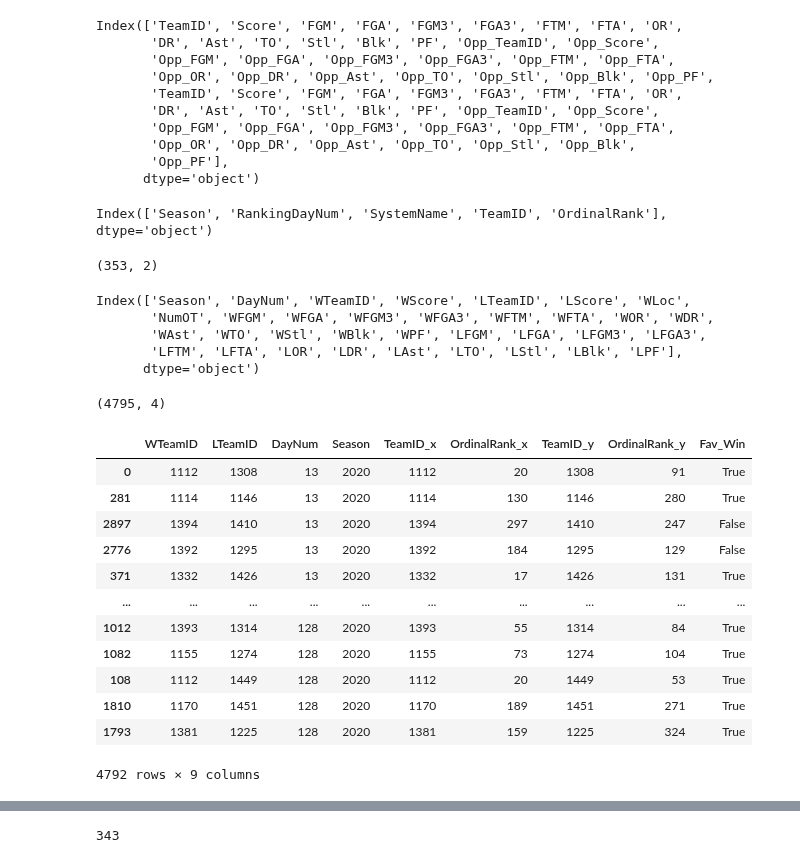
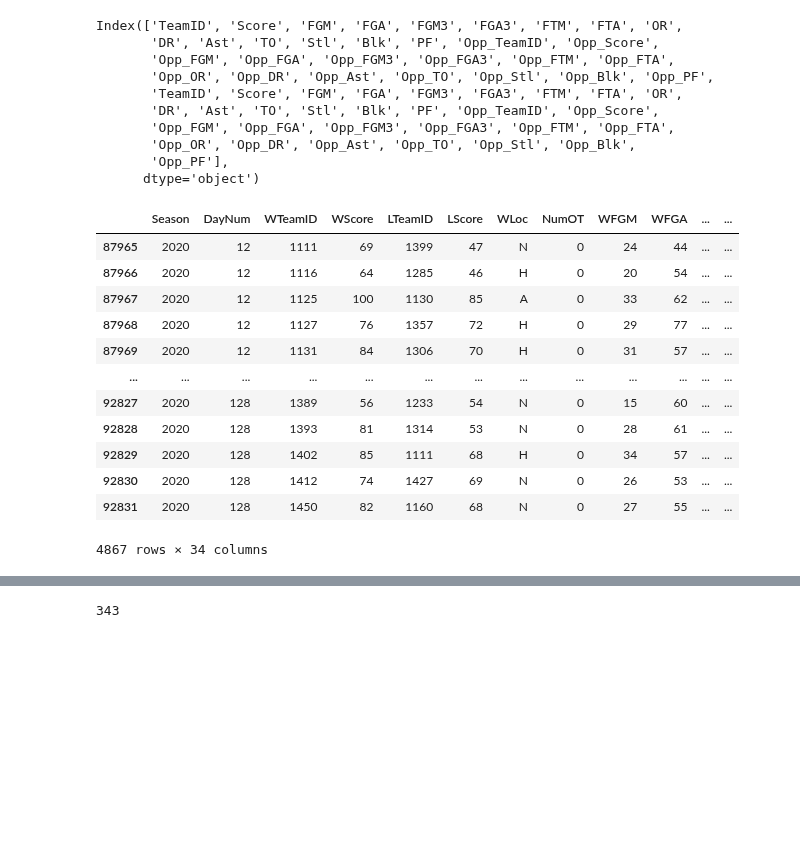
Before and after one commit to MatthewR1021/Machine-Learning-Madness, a Jupyter notebook: TJNotebook.ipynb, the cells around one changed output, grey strips where cells are left out. Saved outputs shown, nothing was run; the diff lists cells and outputs as text; code cells hidden in the pictures; blank space fills up the shorter version.

```diff
--- a/TJNotebook.ipynb
+++ b/TJNotebook.ipynb
@@ -152,7 +139,3 @@ Index(['TeamID', 'Score', 'FGM', 'FGA', 'FGM3', 'FGA3', 'FTM', 'FTA', 'OR',
        'Opp_OR', 'Opp_DR', 'Opp_Ast', 'Opp_TO', 'Opp_Stl', 'Opp_Blk',
        'Opp_PF'],
       dtype='object')
-# %%
-rankings.columns
-# %% [output]
-Index(['Season', 'RankingDayNum', 'SystemName', 'TeamID', 'OrdinalRank'], dtype='object')
@@ -162,35 +142,16 @@ KenPom = KenPom[['TeamID', 'OrdinalRank']]
-# %%
-KenPom.shape
-# %% [output]
-(353, 2)
-# %%
-regularseasonraw.columns
-# %% [output]
-Index(['Season', 'DayNum', 'WTeamID', 'WScore', 'LTeamID', 'LScore', 'WLoc',
-       'NumOT', 'WFGM', 'WFGA', 'WFGM3', 'WFGA3', 'WFTM', 'WFTA', 'WOR', 'WDR',
-       'WAst', 'WTO', 'WStl', 'WBlk', 'WPF', 'LFGM', 'LFGA', 'LFGM3', 'LFGA3',
-       'LFTM', 'LFTA', 'LOR', 'LDR', 'LAst', 'LTO', 'LStl', 'LBlk', 'LPF'],
-      dtype='object')
-# %%
-schedule2020 = regularseasonraw[(regularseasonraw['Season'] == 2020) & (regularseasonraw['DayNum'] > 12)].loc[:,['WTeamID', 'LTeamID', 'DayNum','Season']]
-print(schedule2020.shape)
-schedule2020 = schedule2020.merge(KenPom, how = 'inner', left_on = 'WTeamID', right_on = 'TeamID')
-schedule2020 = schedule2020.merge(KenPom, how = 'inner', left_on = 'LTeamID', right_on = 'TeamID')
-schedule2020['Fav_Win'] = schedule2020['OrdinalRank_x'] < schedule2020['OrdinalRank_y']
-schedule2020 = schedule2020.sort_values('DayNum')
-schedule2020
-# %% [output]
-(4795, 4)
-|  | WTeamID | LTeamID | DayNum | Season | TeamID_x | OrdinalRank_x | TeamID_y | OrdinalRank_y | Fav_Win |
-| 0 | 1112 | 1308 | 13 | 2020 | 1112 | 20 | 1308 | 91 | True |
-| 281 | 1114 | 1146 | 13 | 2020 | 1114 | 130 | 1146 | 280 | True |
-| 2897 | 1394 | 1410 | 13 | 2020 | 1394 | 297 | 1410 | 247 | False |
-| 2776 | 1392 | 1295 | 13 | 2020 | 1392 | 184 | 1295 | 129 | False |
-| 371 | 1332 | 1426 | 13 | 2020 | 1332 | 17 | 1426 | 131 | True |
-| ... | ... | ... | ... | ... | ... | ... | ... | ... | ... |
-| 1012 | 1393 | 1314 | 128 | 2020 | 1393 | 55 | 1314 | 84 | True |
-| 1082 | 1155 | 1274 | 128 | 2020 | 1155 | 73 | 1274 | 104 | True |
-| 108 | 1112 | 1449 | 128 | 2020 | 1112 | 20 | 1449 | 53 | True |
-| 1810 | 1170 | 1451 | 128 | 2020 | 1170 | 189 | 1451 | 271 | True |
-| 1793 | 1381 | 1225 | 128 | 2020 | 1381 | 159 | 1225 | 324 | True |
-4792 rows × 9 columns
+# %%
+regularseason[(regularseason.Season == 2020) & (regularseason.DayNum >= 12)]
+# %% [output]
+|  | Season | DayNum | WTeamID | WScore | LTeamID | LScore | WLoc | NumOT | WFGM | WFGA | ... | ... |
+| 87965 | 2020 | 12 | 1111 | 69 | 1399 | 47 | N | 0 | 24 | 44 | ... | ... |
+| 87966 | 2020 | 12 | 1116 | 64 | 1285 | 46 | H | 0 | 20 | 54 | ... | ... |
+| 87967 | 2020 | 12 | 1125 | 100 | 1130 | 85 | A | 0 | 33 | 62 | ... | ... |
+| 87968 | 2020 | 12 | 1127 | 76 | 1357 | 72 | H | 0 | 29 | 77 | ... | ... |
+| 87969 | 2020 | 12 | 1131 | 84 | 1306 | 70 | H | 0 | 31 | 57 | ... | ... |
+| ... | ... | ... | ... | ... | ... | ... | ... | ... | ... | ... | ... | ... |
+| 92827 | 2020 | 128 | 1389 | 56 | 1233 | 54 | N | 0 | 15 | 60 | ... | ... |
+| 92828 | 2020 | 128 | 1393 | 81 | 1314 | 53 | N | 0 | 28 | 61 | ... | ... |
+| 92829 | 2020 | 128 | 1402 | 85 | 1111 | 68 | H | 0 | 34 | 57 | ... | ... |
+| 92830 | 2020 | 128 | 1412 | 74 | 1427 | 69 | N | 0 | 26 | 53 | ... | ... |
+| 92831 | 2020 | 128 | 1450 | 82 | 1160 | 68 | N | 0 | 27 | 55 | ... | ... |
+4867 rows × 34 columns
```
Also changed, not shown: parts of 17 cells of this notebook.
